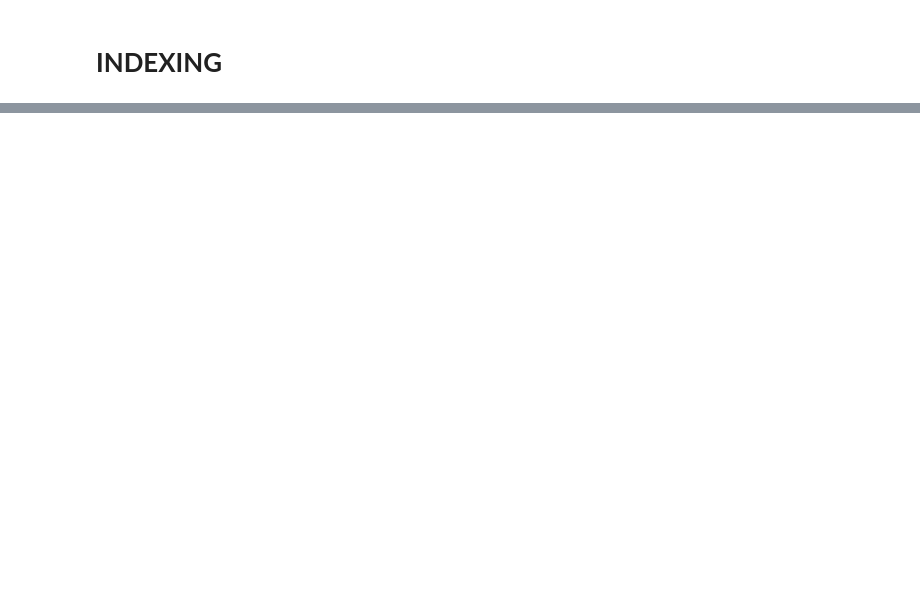
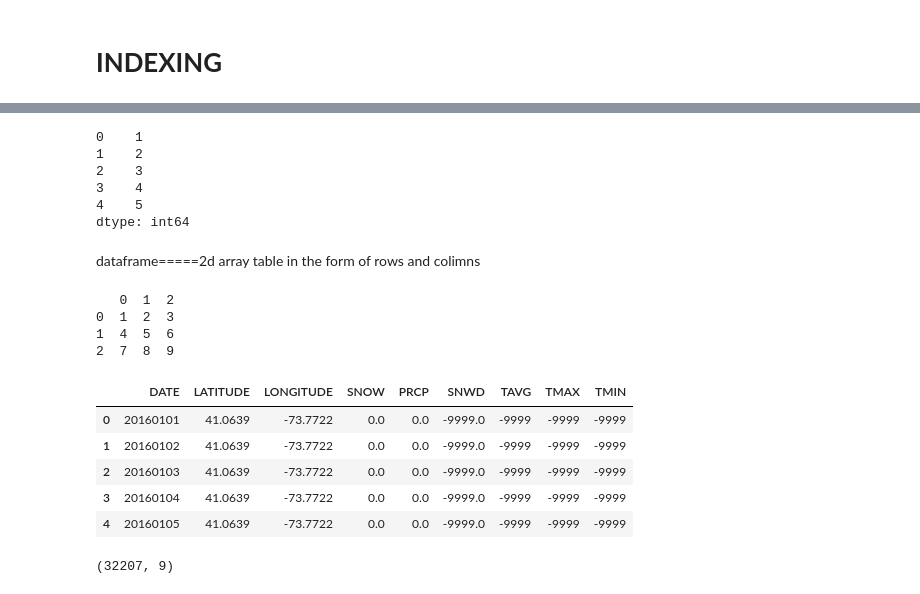
Before and after one commit to jahnavitelsang/DATASCIENCE, a Jupyter notebook: PYTHON.ipynb, the cells around one changed output, grey strips where cells are left out. Cells and saved outputs as stored; diff of their text form; code cells hidden in the pictures; blank space fills up the shorter version.

```diff
--- a/PYTHON.ipynb
+++ b/PYTHON.ipynb
@@ -82,0 +550,21 @@ print(lt1[-3])
+# %%
+a = [1,2,3,4,5]
+s = pd.Series(a)
+print(s)
+# %% [output]
+0    1
+1    2
+2    3
+3    4
+4    5
+dtype: int64
+# %% [markdown]
+dataframe=====2d array table in the form of rows and colimns
+# %%
+a = pd.DataFrame([[1,2,3],[4,5,6],[7,8,9]])
+print(a)
+# %% [output]
+   0  1  2
+0  1  2  3
+1  4  5  6
+2  7  8  9
@@ -82,0 +573,13 @@ print(lt1[-3])
+# %%
+df.head()
+# %% [output]
+|  | DATE | LATITUDE | LONGITUDE | SNOW | PRCP | SNWD | TAVG | TMAX | TMIN |
+| 0 | 20160101 | 41.0639 | -73.7722 | 0.0 | 0.0 | -9999.0 | -9999 | -9999 | -9999 |
+| 1 | 20160102 | 41.0639 | -73.7722 | 0.0 | 0.0 | -9999.0 | -9999 | -9999 | -9999 |
+| 2 | 20160103 | 41.0639 | -73.7722 | 0.0 | 0.0 | -9999.0 | -9999 | -9999 | -9999 |
+| 3 | 20160104 | 41.0639 | -73.7722 | 0.0 | 0.0 | -9999.0 | -9999 | -9999 | -9999 |
+| 4 | 20160105 | 41.0639 | -73.7722 | 0.0 | 0.0 | -9999.0 | -9999 | -9999 | -9999 |
+# %%
+df.shape
+# %% [output]
+(32207, 9)
```
Also changed, not shown: parts of 205 cells of this notebook.
